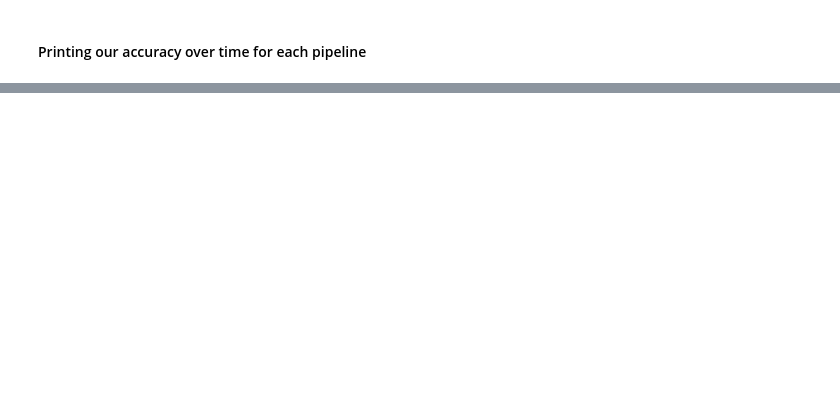
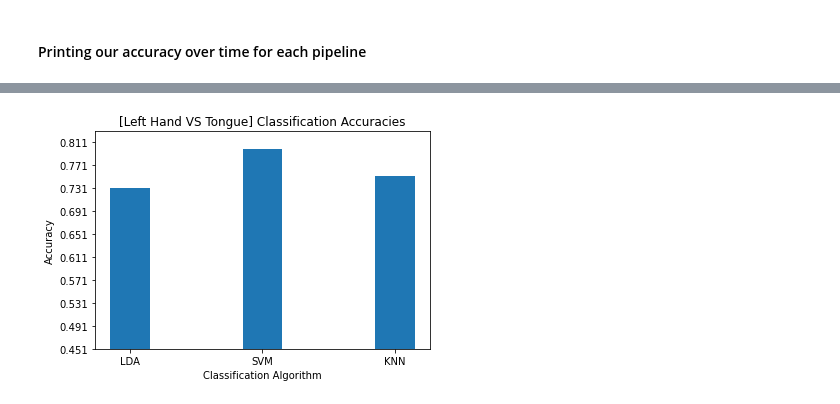
Before and after one commit to miloncl/Cogs-189-Project, a Jupyter notebook: Cogs189_Final.ipynb, the cells around one changed output, grey strips where cells are left out. Cells and saved outputs as stored; diff of their text form; code cells hidden in the pictures; blank space fills up the shorter version.

```diff
--- a/Cogs189_Final.ipynb
+++ b/Cogs189_Final.ipynb
@@ -550,4 +574,5 @@ Done.
 class_balance = np.mean(labels == labels[0])
 class_balance = max(class_balance, 1. - class_balance)
 print("LDA accuracy: %f    |    Chance level: %f" % (np.mean(scoresLDA), class_balance))
+LH_Tongue.append(np.mean(scoresLDA))
 # %% [output]
@@ -582,4 +607,5 @@ Done.
 class_balance = np.mean(labels == labels[0])
 class_balance = max(class_balance, 1. - class_balance)
 print("SVM accuracy: %f    |    Chance level: %f" % (np.mean(scoresSVC), class_balance))
+LH_Tongue.append(np.mean(scoresSVC))
 # %% [output]
@@ -614,4 +640,5 @@ Done.
 class_balance = np.mean(labels == labels[0])
 class_balance = max(class_balance, 1. - class_balance)
 print("KNN accuracy: %f    |    Chance level: %f" % (np.mean(scoresKNN), class_balance))
+LH_Tongue.append(np.mean(scoresKNN))
 # %% [output]
@@ -987,0 +1044,4 @@ Done.
+# %%
+bar_generator("[Left Hand VS Tongue] Classification Accuracies", LH_Tongue)
+# %% [output]
+[figure, added]
```
Also changed, not shown: parts of 42 cells of this notebook.
